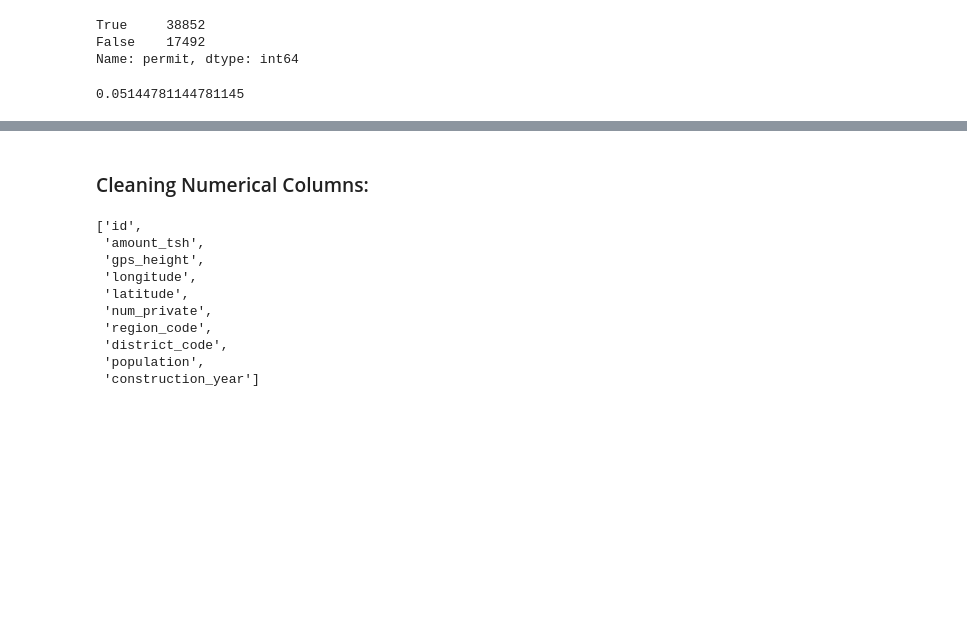
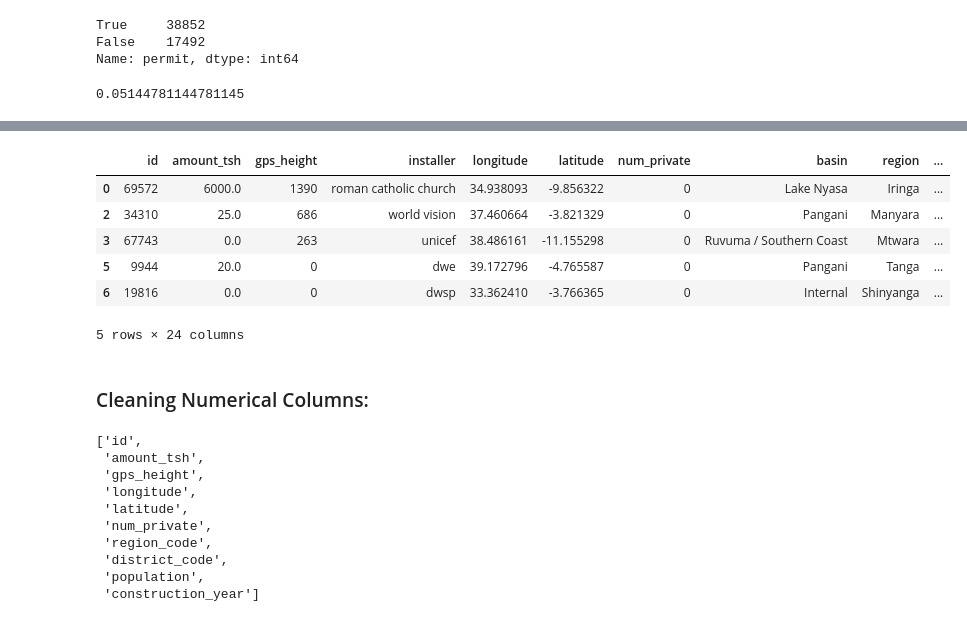
Before and after one commit to morgannash1/water_wells_project, a Jupyter notebook: notebook.ipynb, the cells around one changed output, grey strips where cells are left out. Cells and saved outputs as stored; diff of their text form; code cells hidden in the pictures; blank space fills up the shorter version.

Commit message:
notebook/installer & funder columns

```diff
--- a/notebook.ipynb
+++ b/notebook.ipynb
@@ -681,3 +942,13 @@ df.shape
+# %%
+df.head()
+# %% [output]
+|  | id | amount_tsh | gps_height | installer | longitude | latitude | num_private | basin | region | ... |
+| 0 | 69572 | 6000.0 | 1390 | roman catholic church | 34.938093 | -9.856322 | 0 | Lake Nyasa | Iringa | ... |
+| 2 | 34310 | 25.0 | 686 | world vision | 37.460664 | -3.821329 | 0 | Pangani | Manyara | ... |
+| 3 | 67743 | 0.0 | 263 | unicef | 38.486161 | -11.155298 | 0 | Ruvuma / Southern Coast | Mtwara | ... |
+| 5 | 9944 | 20.0 | 0 | dwe | 39.172796 | -4.765587 | 0 | Pangani | Tanga | ... |
+| 6 | 19816 | 0.0 | 0 | dwsp | 33.362410 | -3.766365 | 0 | Internal | Shinyanga | ... |
+5 rows × 24 columns
 # %% [markdown]
 ### Cleaning Numerical Columns:
 # %%
```
Also changed, not shown: parts of 50 cells of this notebook.
